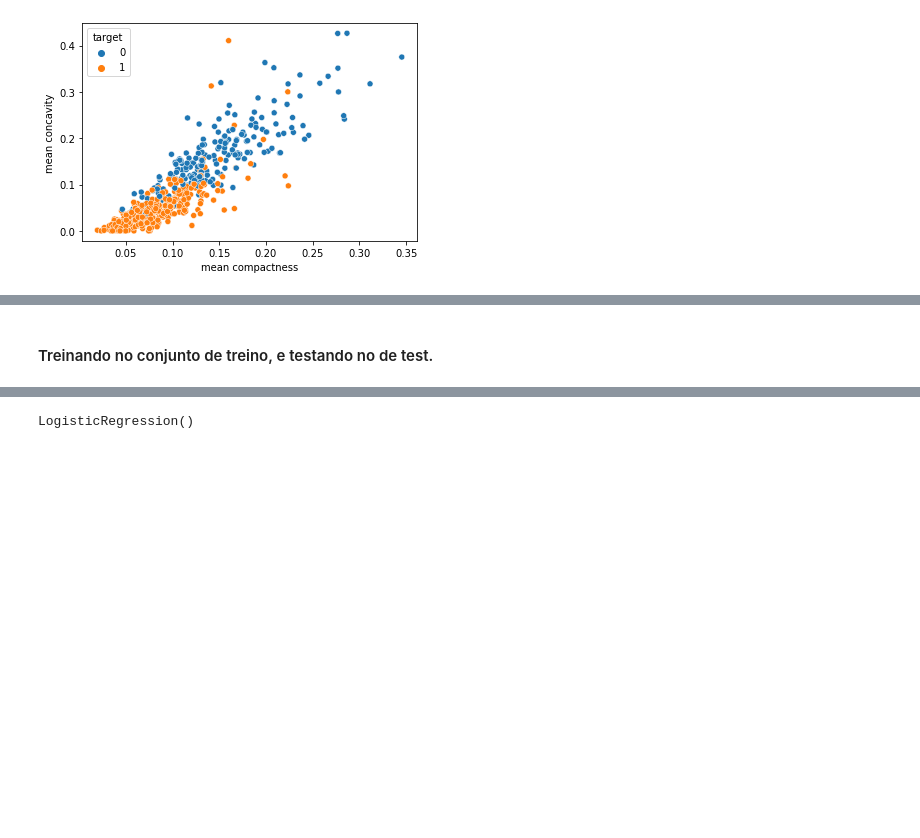
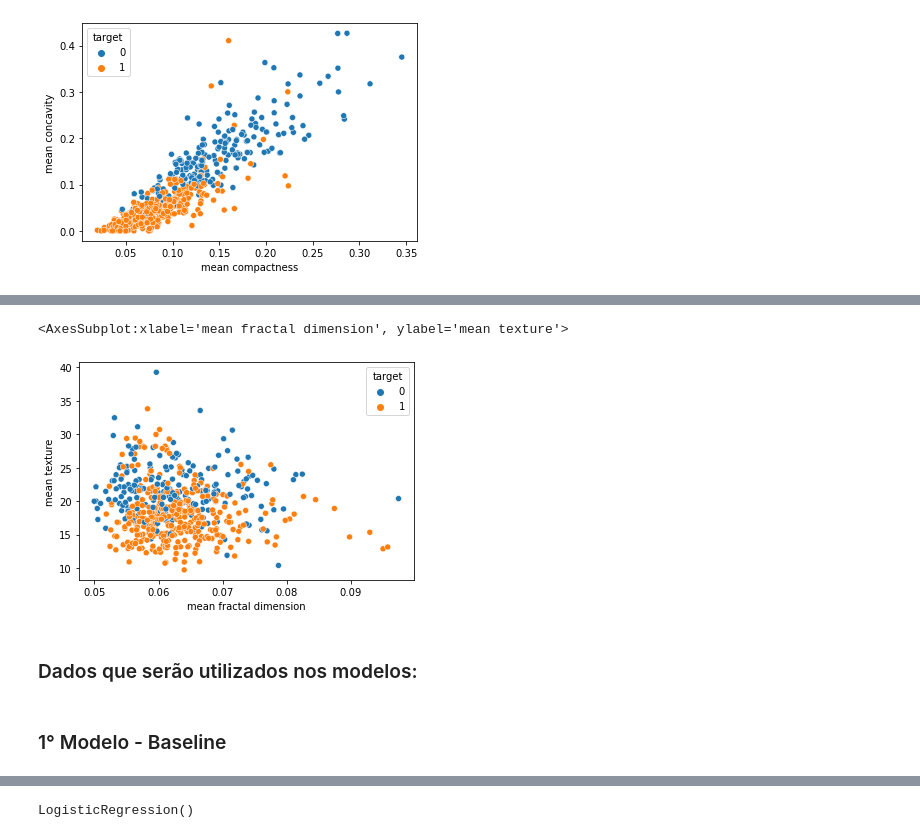
Before and after one commit to juliomaced0/Mentoria_Python_IA, a Jupyter notebook: Atividade-4/Atividade 4.ipynb, the cells around one changed output, grey strips where cells are left out. Drawn from its saved outputs; the diff is of its cells as text; code cells hidden in the pictures; blank space fills up the shorter version.

```diff
--- a/Atividade-4/Atividade 4.ipynb
+++ b/Atividade-4/Atividade 4.ipynb
@@ -81,6 +105,11 @@ sns.scatterplot(x='mean compactness', y='mean concavity', hue='target', data=df)
+# %%
+sns.scatterplot(x='mean fractal dimension', y='mean texture', hue='target', data=df)
+# %% [output]
+<AxesSubplot:xlabel='mean fractal dimension', ylabel='mean texture'>
+[figure, added]
+# %% [markdown]
+### Dados que serão utilizados nos modelos:
 # %%
 X = df.drop(['target'], axis=1)
 y = df['target'].to_numpy().reshape(-1, 1)
-# %% [markdown]
-#### Treinando no conjunto de treino, e testando no de test.
 # %%
@@ -91,0 +124,2 @@ X_test_n = scaler.transform(X_test)
+# %% [markdown]
+### 1° Modelo - Baseline
```
Also changed, not shown: parts of 39 cells of this notebook.
